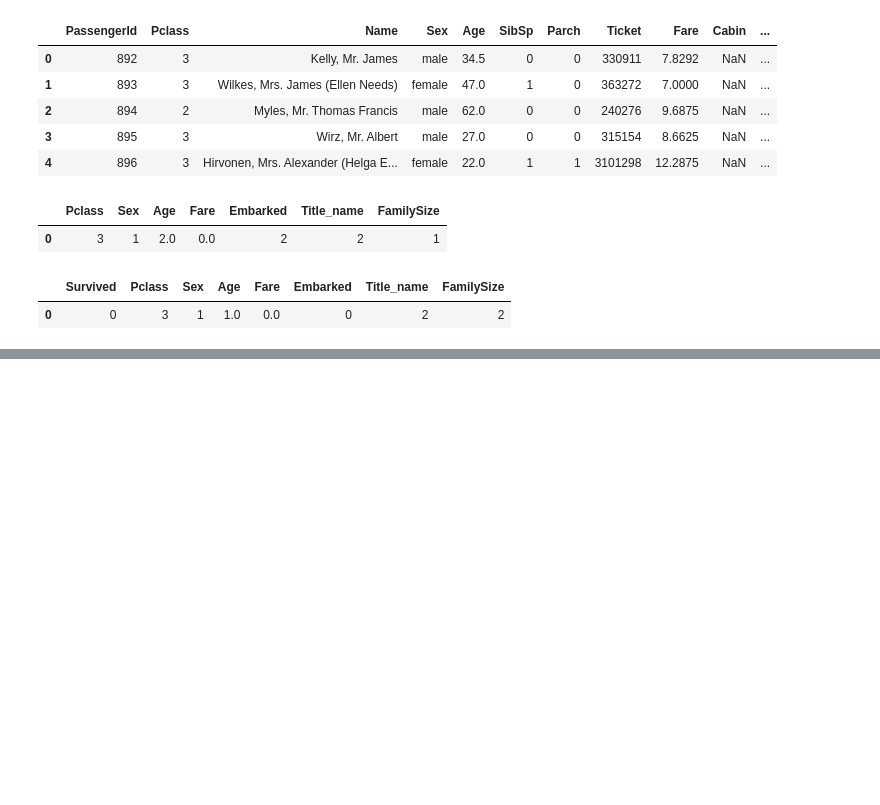
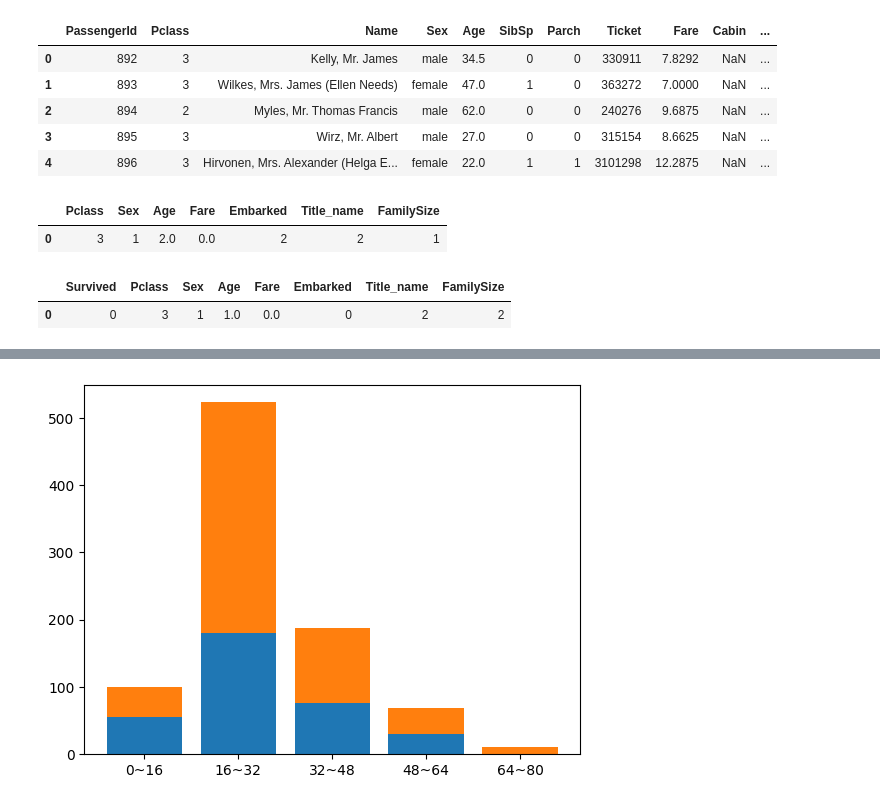
Before and after one commit to Annie-KMoon/python, a Jupyter notebook: 05.인공지능/08_타이타닉.ipynb, the cells around one changed output, grey strips where cells are left out. Saved outputs shown, nothing was run; the diff lists cells and outputs as text; code cells hidden in the pictures; blank space fills up the shorter version.

```diff
--- a/05.인공지능/08_타이타닉.ipynb
+++ b/05.인공지능/08_타이타닉.ipynb
@@ -749,0 +777,13 @@ train.head(1)
+# %%
+import matplotlib.pyplot as plt
+
+def rate(col):
+    group = train.groupby(col).size() #train['Age].value_counts()
+    df_total = group.to_frame("전체")
+    group = train[train['Survived']==1][col].value_counts()
+    df_survived = group.to_frame("생존")
+    df_survived
+    join = df_total.join(df_survived)
+    join['사망'] = join['전체']-join['생존']
+    join['생존율'] = join['생존']/join['전체']
+    return join
@@ -749,0 +811,12 @@ train.head(1)
+# %%
+df_train['AgeRange'] = pd.cut(df_train['Age'],5)
+range = df_train['AgeRange'].value_counts()
+range = pd.Series(range)
+ranges = range.sort_index().index
+index = []
+for range in ranges:
+    range = str(range).replace('(','').replace(']','').split(',')
+    range = f'{float(range[0]):.0f}~{float(range[1]):.0f}'
+    # print(range)
+    index.append(range)
+index
@@ -749,0 +825,5 @@ train.head(1)
+# %%
+df = rate('Age')
+df = df.sort_index()
+df.index = index
+df
@@ -749,0 +837,7 @@ train.head(1)
+# %%
+xticks = df.index
+plt.bar(df.index, df['생존'])
+plt.bar(df.index, df['사망'], bottom=df['생존'])
+plt.show()
+# %% [output]
+[figure, added]
```
Also changed, not shown: parts of 14 cells of this notebook, 2 other files.
